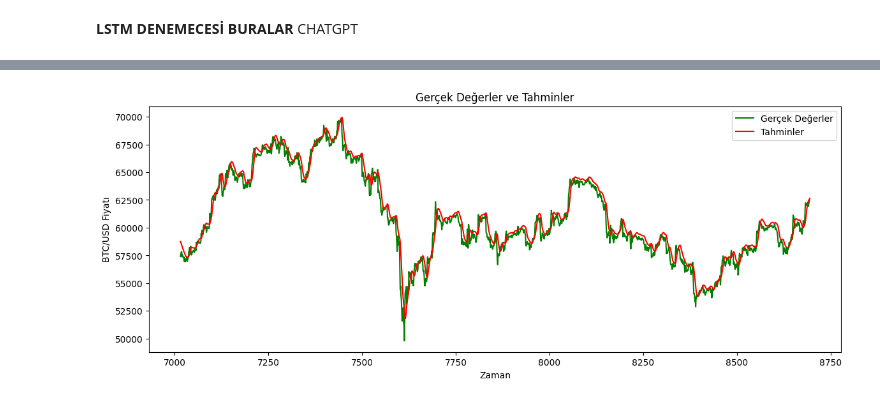
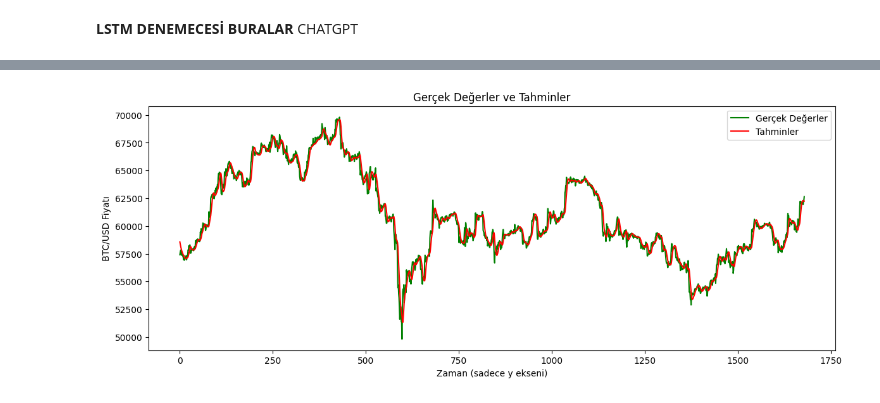
Before and after one commit to onuralpArsln/finTech, a Jupyter notebook: sarima.ipynb, the cells around one changed output, grey strips where cells are left out. Saved outputs shown, nothing was run; the diff lists cells and outputs as text; code cells hidden in the pictures.

```diff
--- a/sarima.ipynb
+++ b/sarima.ipynb
@@ -242,18 +242 @@ Epoch 20/20
 <keras.src.callbacks.history.History at 0x...>
-# %%
-# Test veri setinde tahmin yapma
-predictions = model.predict(X_test)
-
-# Tahmin sonuçlarını tersine çevirip orijinal fiyatlara dönüştürme
-predictions = scaler.inverse_transform(predictions)
-
-# Son 60 veriyi alıp gelecekteki 1 günü tahmin etme
-last_60_days = np.array(data[-60:])  # NumPy array'e çevirme
-scaled_last_60_days = scaler.transform(last_60_days.reshape(-1, 1))
-
-
-X_input = scaled_last_60_days.reshape(1, -1, 1)
-next_day_prediction = model.predict(X_input)
-next_day_prediction = scaler.inverse_transform(next_day_prediction)
-
-print("Tahmin edilen gelecek 1 gün fiyatı:", next_day_prediction[0][0])
@@ -264,15 +285,15 @@ Tahmin edilen gelecek 1 gün fiyatı: 62627.844
 # %%
 # Sadece tahmin ve gerçek değerleri çizdirme
 plt.figure(figsize=(14, 5))
-plt.plot(range(train_size + time_step, len(data)), true_values, color='green', label='Gerçek Değerler')
-plt.plot(range(train_size + time_step, len(data)), predictions, color='red', label='Tahminler')
+plt.plot(true_values, color='green', label='Gerçek Değerler')
+plt.plot(predictions, color='red', label='Tahminler')
 plt.legend()
 plt.title('Gerçek Değerler ve Tahminler')
-plt.xlabel('Zaman')
 plt.ylabel('BTC/USD Fiyatı')
+plt.xlabel('Zaman (sadece y ekseni)')  # Y eksenine açıklama ekleyebiliriz
 plt.show()
 # %% [output]
-[figure, old version]
+[figure, new version]
 # %%
 # Test setinden gerçek değerleri alıyoruz (tahminlere uygun olan kısmı seçiyoruz)
 true_values = scaler.inverse_transform(test_data[time_step:])  # Zaman adımı kadar kaydırma yapılır
```
Also changed, not shown: parts of 5 cells of this notebook.
